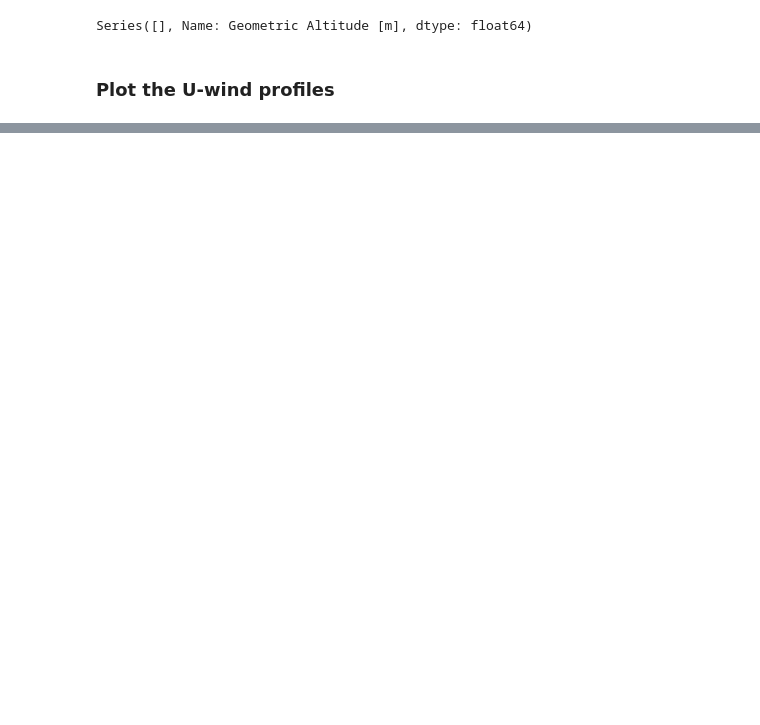
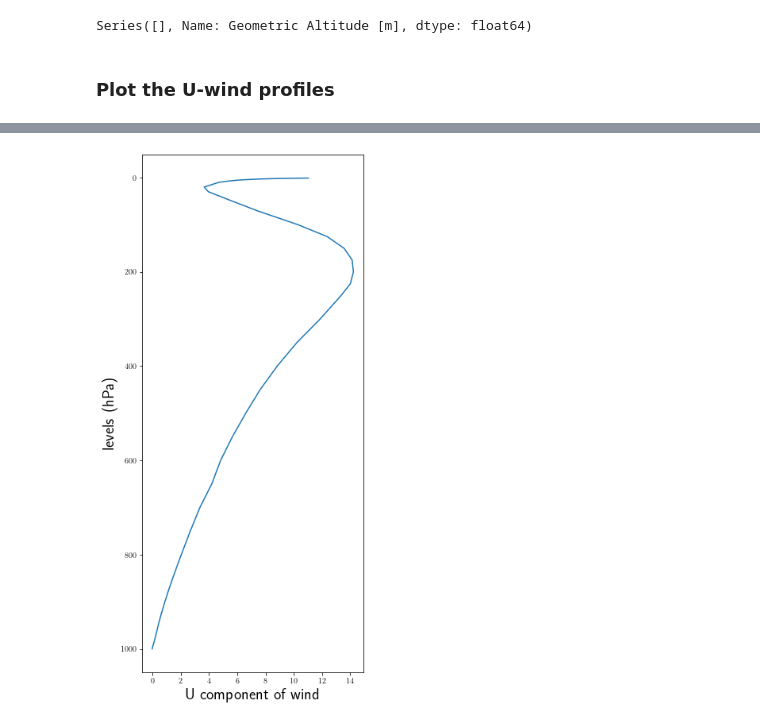
Before and after one commit to bijanfallah/ABBAS, a Jupyter notebook: new_fit/final_plots.ipynb, the cells around one changed output, grey strips where cells are left out. Drawn from its saved outputs; the diff is of its cells as text; code cells hidden in the pictures; blank space fills up the shorter version.

```diff
--- a/new_fit/final_plots.ipynb
+++ b/new_fit/final_plots.ipynb
@@ -793,0 +952,30 @@ Series([], Name: Geometric Altitude [m], dtype: float64)
+# %%
+plt.rcParams.update({'figure.figsize': (5,12)})
+fig, ax = plt.subplots()
+cmap = plt.cm.get_cmap("RdBu_r", 37)
+#mon,lev = np.meshgrid(levels/100,range(1,13))
+#mon.shape
+#xpt,ypt = map(lon,lat)
+#cs = plt.pcolormesh(lev,mon,u_wind_fldmean,cmap=cmap, vmin=-20, vmax=20,shading='flat')
+#u_wind_fldmean[u_wind_fldmean>1000] = np.float('nan')
+#u_wind_fldmean[u_wind_fldmean<-1000] = np.float('nan')
+#leve = 100
+
+#level_boundaries = np.linspace(-20, 20, leve + 1)
+
+cs = plt.plot(np.nanmean(u_wind_fldmean,axis=0),levels/100)
+#cbar = plt.colorbar()
+#cbar.ax.set_ylabel('m/s', rotation=270, fontsize=20)
+plt.xlabel('U component of wind', fontsize=20)
+plt.ylabel('levels (hPa)', fontsize=20)
+ax.invert_yaxis()
+#fig.tight_layout()  # otherwise the right y-label is slightly clipped
+
+
+
+
+
+plt.savefig('u_component_of_wind_1979_2020_averaged_over_lon_lat.png',
+            bbox_inches = 'tight',  pad_inches = 0,dpi=300)
+# %% [output]
+[figure, added]
```
Also changed, not shown: parts of 24 cells of this notebook.
